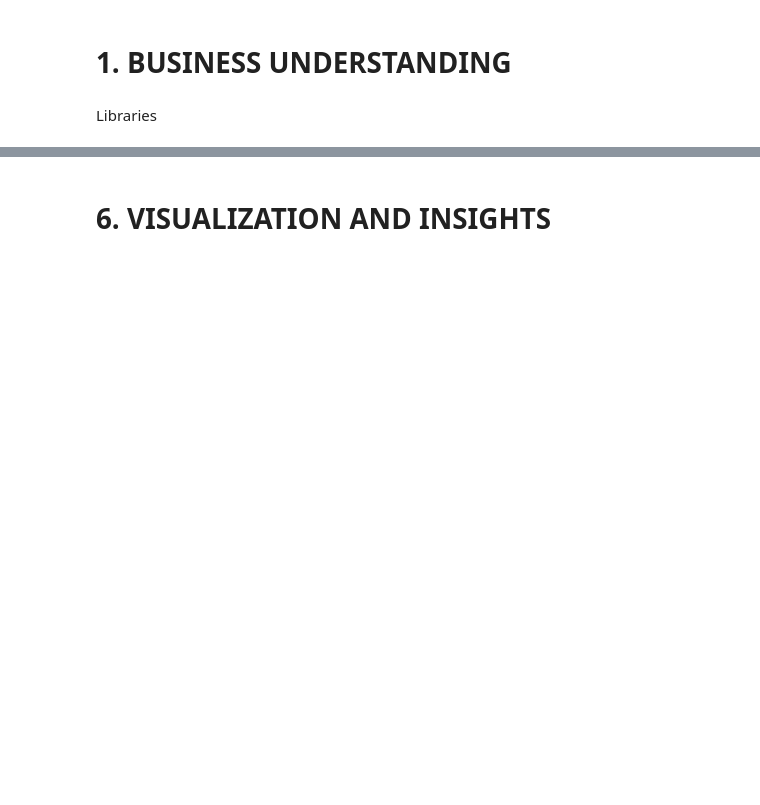
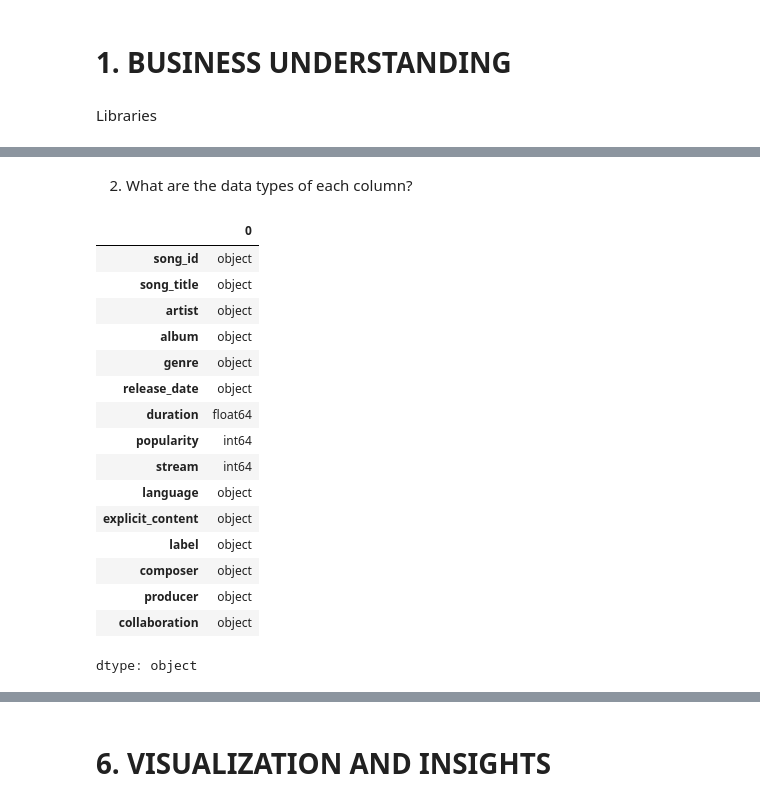
Before and after one commit to darensalvador5226-max/ennnn, a Jupyter notebook: Finals50k.ipynb, the cells around one changed output, grey strips where cells are left out. Cells and saved outputs as stored; diff of their text form; code cells hidden in the pictures; blank space fills up the shorter version.

```diff
--- a/Finals50k.ipynb
+++ b/Finals50k.ipynb
@@ -311,0 +125,22 @@ plt.show()
+# %% [markdown]
+2. What are the data types of each column?
+# %%
+df.dtypes
+# %% [output]
+|  | 0 |
+| song_id | object |
+| song_title | object |
+| artist | object |
+| album | object |
+| genre | object |
+| release_date | object |
+| duration | float64 |
+| popularity | int64 |
+| stream | int64 |
+| language | object |
+| explicit_content | object |
+| label | object |
+| composer | object |
+| producer | object |
+| collaboration | object |
+dtype: object
```
Also changed, not shown: parts of 71 cells of this notebook.
